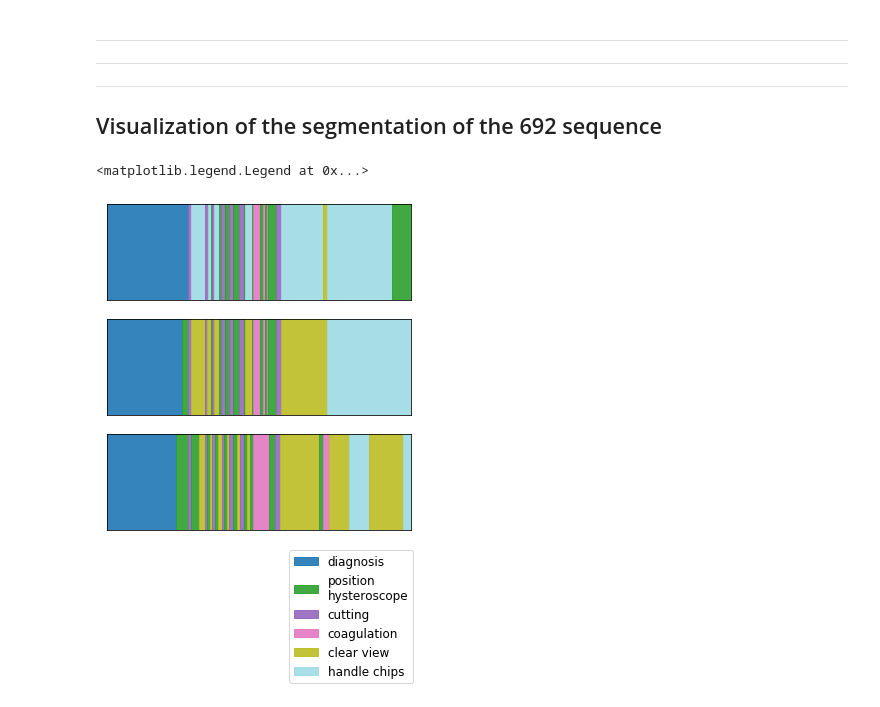
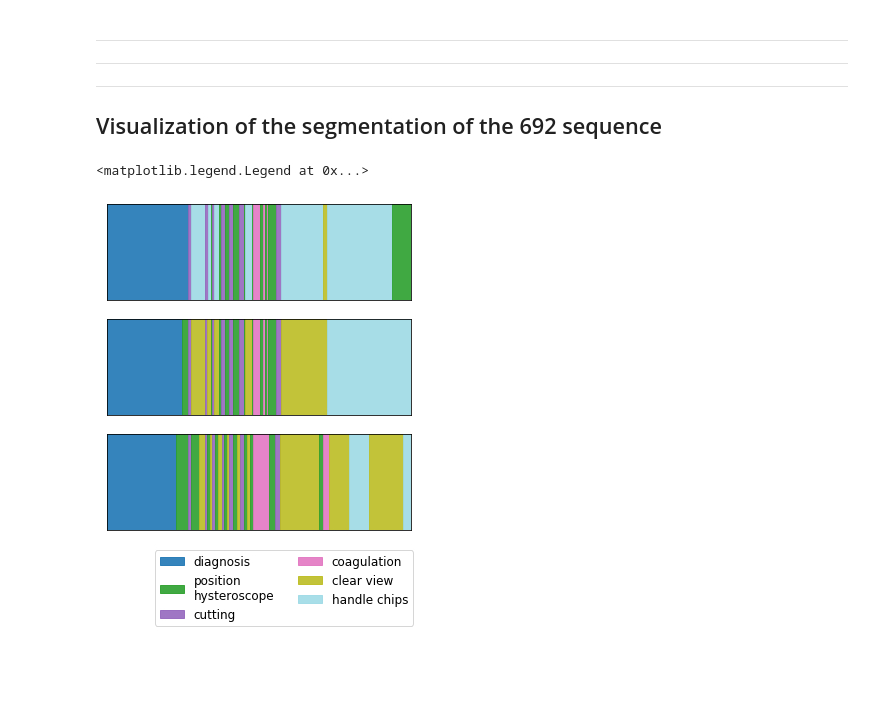
Before and after one commit to dpaysan/pyhsmm, a Jupyter notebook: thesis/src/notebooks/pyhsmm_final_experiments.ipynb, the cells around one changed output. Saved outputs shown, nothing was run; the diff lists cells and outputs as text; code cells hidden in the pictures; blank space fills up the shorter version.

```diff
--- a/thesis/src/notebooks/pyhsmm_final_experiments.ipynb
+++ b/thesis/src/notebooks/pyhsmm_final_experiments.ipynb
@@ -1537,7 +1540,7 @@ for k,v in color_dict.items():
 # %%
 tmp_hsmm.plot()
 plt.legend(handles=patch_list, bbox_to_anchor=(1.026, -0.15),
-          fancybox=True, shadow=False, ncol=1, prop={"size":12})
+          fancybox=True, shadow=False, ncol=2, prop={"size":12})
 # %% [output]
 <matplotlib.legend.Legend at 0x...>
-[figure, old version]
+[figure, new version]
```
Also changed, not shown: parts of 8 cells of this notebook, 9 other files.
